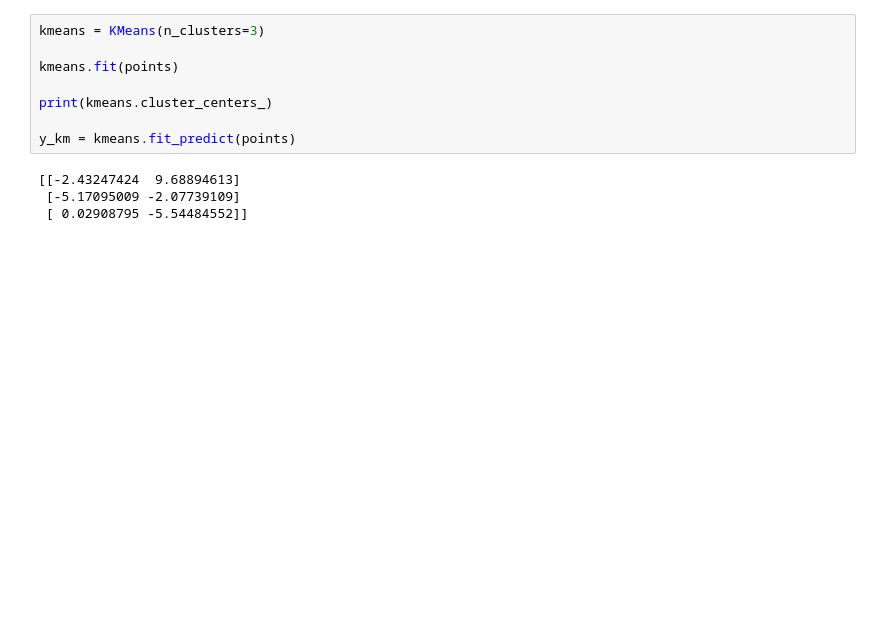
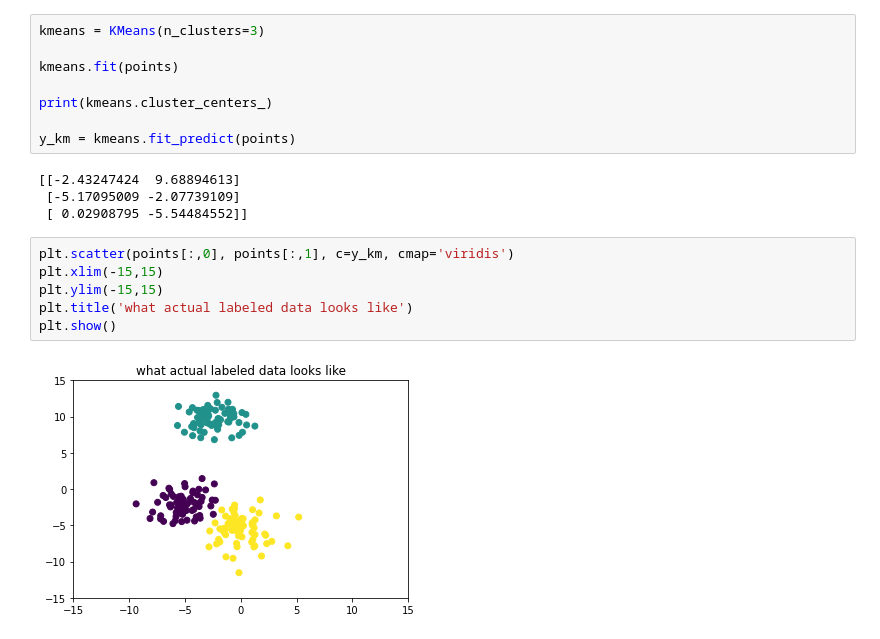
Before and after one commit to Arnabsaha6/Machine-Learning, a Jupyter notebook: Machine_Learning_Hands_on_Knowledge.ipynb, the cells around one changed output. Saved outputs shown, nothing was run; the diff lists cells and outputs as text; blank space fills up the shorter version.

```diff
--- a/Machine_Learning_Hands_on_Knowledge.ipynb
+++ b/Machine_Learning_Hands_on_Knowledge.ipynb
@@ -313,3 +313,11 @@ y_km = kmeans.fit_predict(points)
 [[-2.43247424  9.68894613]
  [-5.17095009 -2.07739109]
  [ 0.02908795 -5.54484552]]
+# %%
+plt.scatter(points[:,0], points[:,1], c=y_km, cmap='viridis')
+plt.xlim(-15,15)
+plt.ylim(-15,15)
+plt.title('what actual labeled data looks like')
+plt.show()
+# %% [output]
+[figure, added]
```
Also changed, not shown: parts of 5 cells of this notebook.
